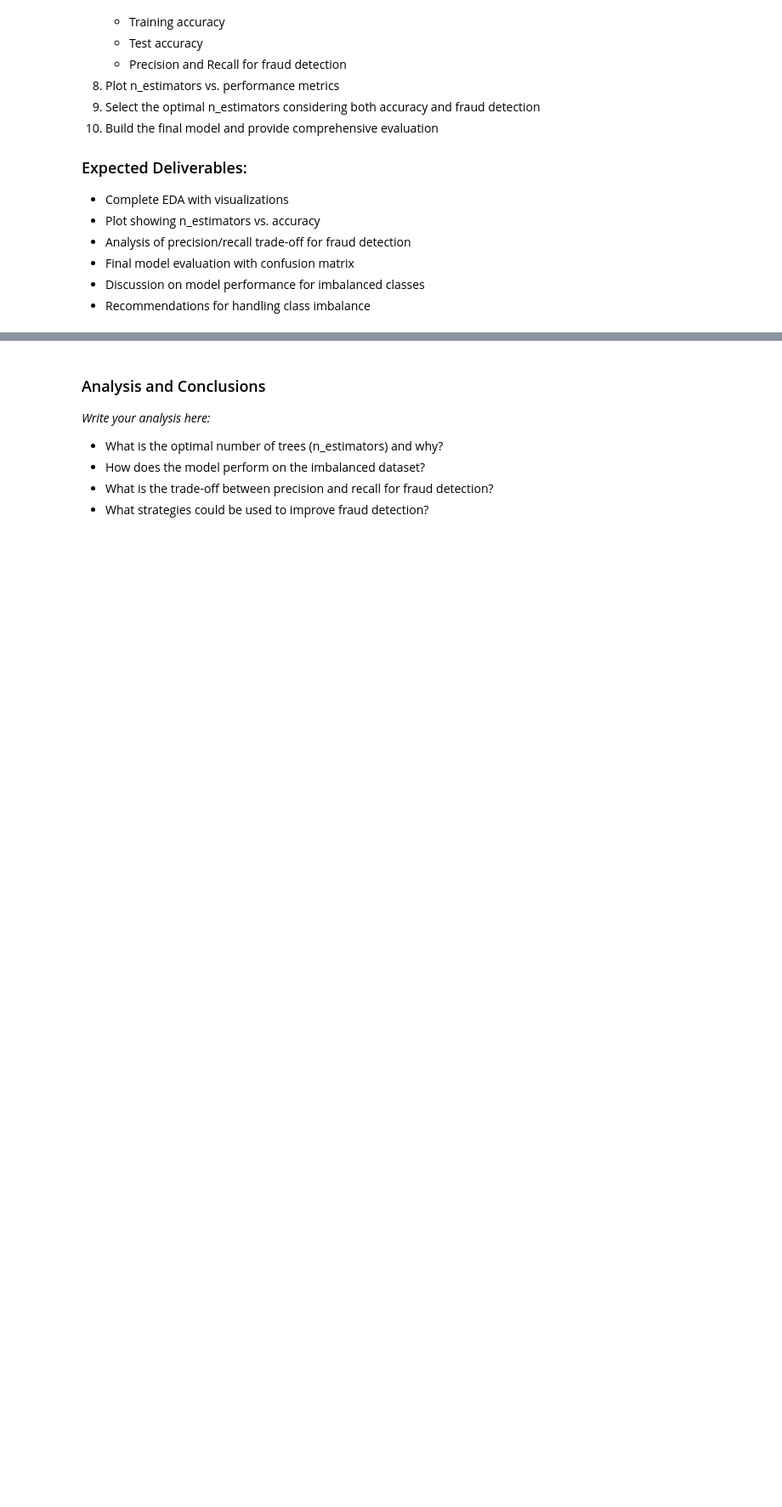
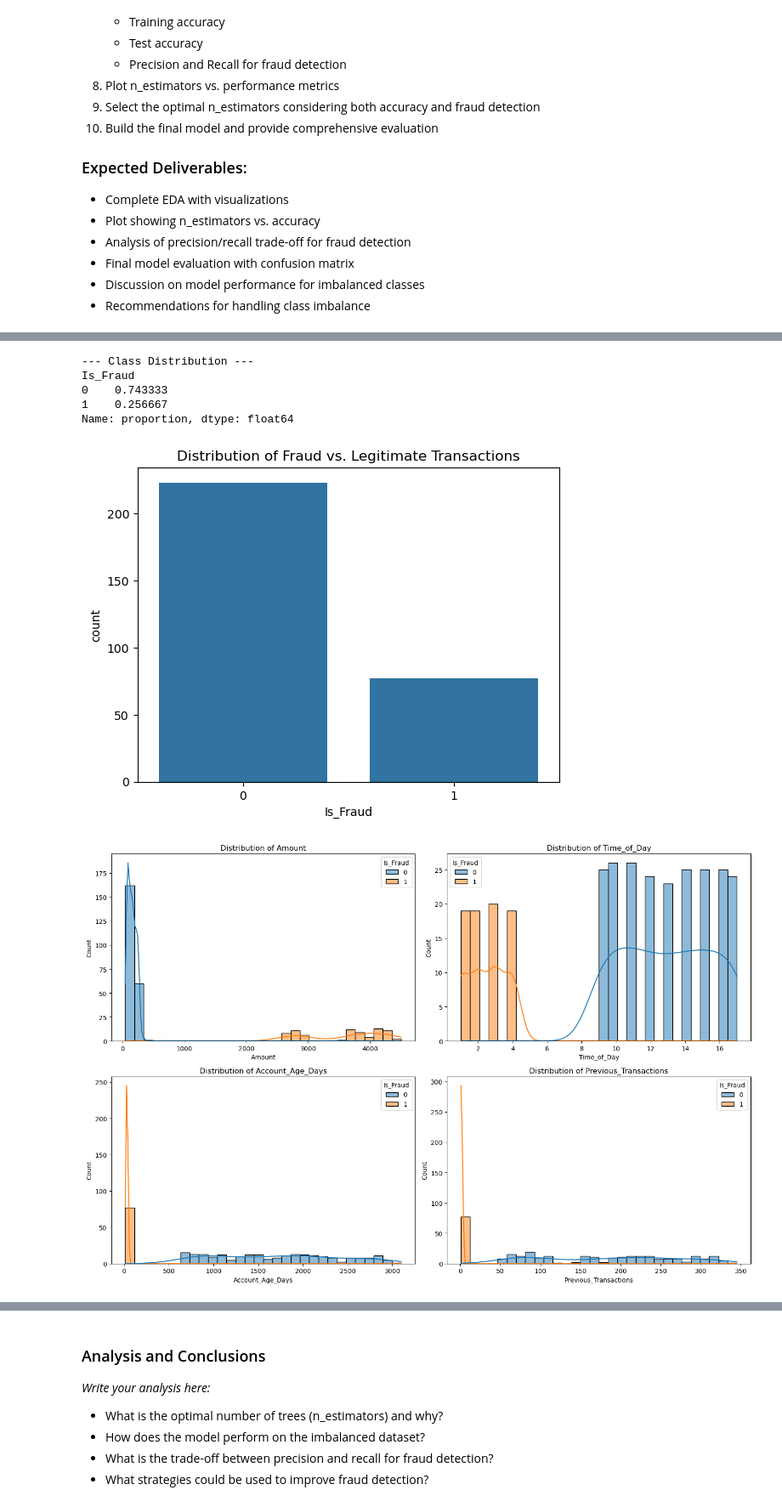
Before and after one commit to Blessing-Ekeh/dataraflow-week18-Classification--II-Decision-Trees-Random-Forests, a Jupyter notebook: Take Home.ipynb, the cells around one changed output, grey strips where cells are left out. Shown at 85% size. Cells and saved outputs as stored; diff of their text form; code cells hidden in the pictures; blank space fills up the shorter version.

Commit message:
Assignment 2 Slved

```diff
--- a/Take Home.ipynb
+++ b/Take Home.ipynb
@@ -619,2 +626,4 @@ Based on these findings, I would propose the following strategies to the subscri
 # %%
 # Load and explore the dataset
+assignment2_data = pd.read_csv('Assignment-Dataset/assignment2_random_forest_optimization.csv')
+assignment2_data.head()
@@ -623,2 +677,47 @@ Based on these findings, I would propose the following strategies to the subscri
 # %%
 # Exploratory Data Analysis (EDA)
+#--- Class Imbalance Analysis
+print("--- Class Distribution ---")
+print(assignment2_data['Is_Fraud'].value_counts(normalize=True))
+sns.countplot(x='Is_Fraud', data=assignment2_data)
+plt.title('Distribution of Fraud vs. Legitimate Transactions')
+plt.show()
+
+#--- Distribution of Each Feature (Grouped by Fraud Status)
+# Focusing on key drivers: Amount, Time_of_Day, and Account_Age_Days
+features_to_plot = ['Amount', 'Time_of_Day', 'Account_Age_Days', 'Previous_Transactions']
+
+plt.figure(figsize=(15, 10))
+for i, feature in enumerate(features_to_plot, 1):
+    plt.subplot(2, 2, i)
+    sns.histplot(data=assignment2_data, x=feature, hue='Is_Fraud', kde=True, bins=30)
+    plt.title(f'Distribution of {feature}')
+plt.tight_layout()
+plt.show()
+
+#--- Boxplots for specific outliers
+# Based on sources, Fraud (1) has much higher amounts and lower account ages
+plt.figure(figsize=(12, 5))
+plt.subplot(1, 2, 1)
+sns.boxplot(x='Is_Fraud', y='Amount', data=assignment2_data)
+plt.title('Transaction Amount by Fraud Status')
+
+plt.subplot(1, 2, 2)
+sns.boxplot(x='Is_Fraud', y='Account_Age_Days', data=assignment2_data)
+plt.title('Account Age by Fraud Status')
+plt.show()
+
+#--- Feature Correlations
+plt.figure(figsize=(10, 8))
+correlation_matrix = assignment2_data.drop('Transaction_ID', axis=1).corr()
+sns.heatmap(correlation_matrix, annot=True, cmap='coolwarm', fmt=".2f")
+plt.title('Feature Correlation Heatmap')
+plt.show()
+# %% [output]
+--- Class Distribution ---
+Is_Fraud
+0    0.743333
+1    0.256667
+Name: proportion, dtype: float64
+[figure, added]
+[figure, added]
```
Also changed, not shown: parts of 15 cells of this notebook.
